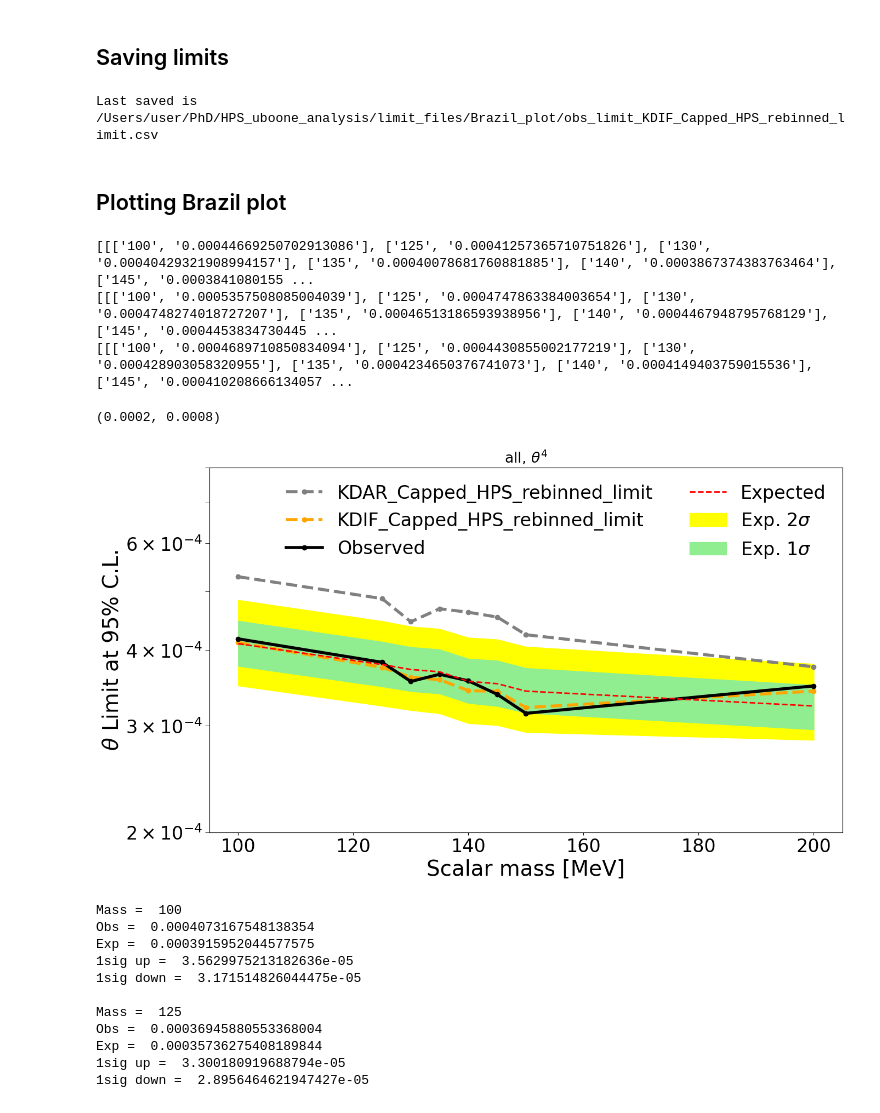
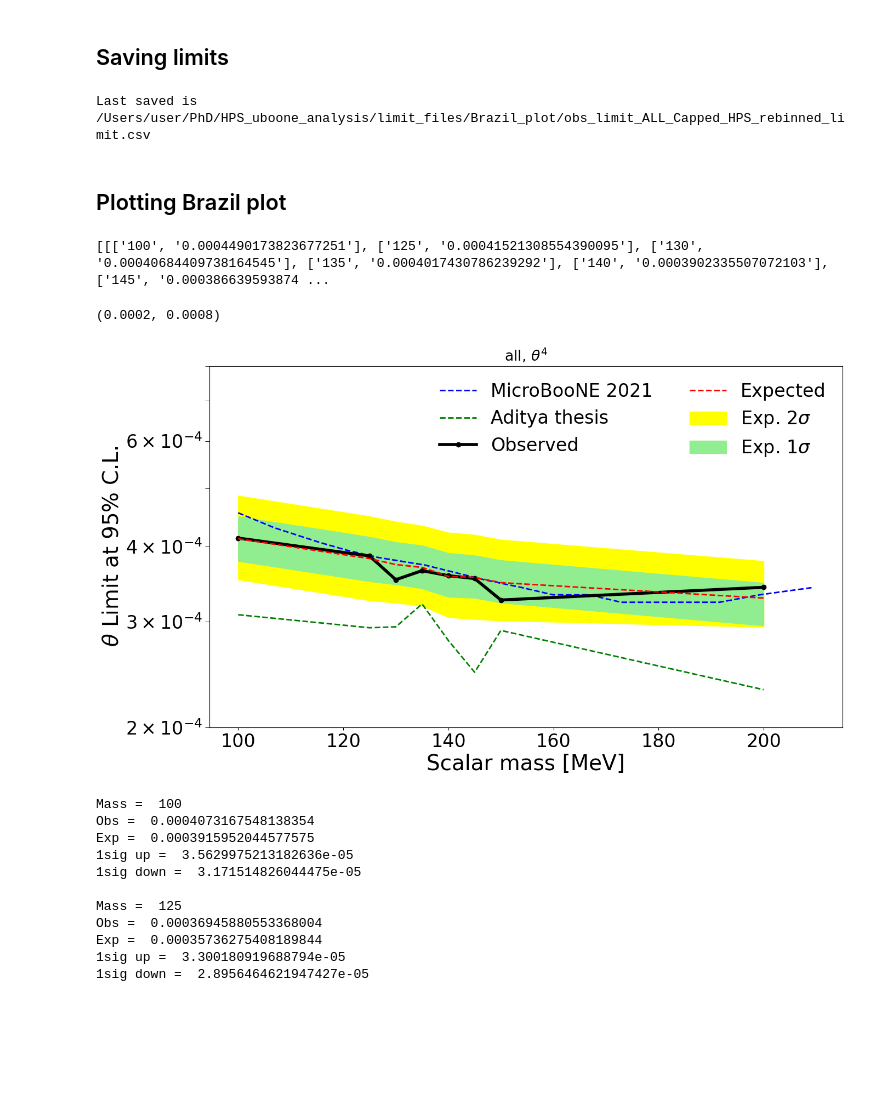
Before and after one commit to JoeBateman/HPS_ALP_Analysis, a Jupyter notebook: Limits_calc.ipynb, the cells around one changed output. Cells and saved outputs as stored; diff of their text form; code cells hidden in the pictures; blank space fills up the shorter version.

```diff
--- a/Limits_calc.ipynb
+++ b/Limits_calc.ipynb
@@ -1877,7 +1877,7 @@ print(f"CLs CL is {(1-CL_level)*100}%")
 if CL_level != 0.05: print("WARNING, the CL should usually be 95%, here it is not.")
 print()
 
-num_steps = 50
+num_steps = 100
 
 if REWEIGHTING:
     poi_dict = {
@@ -1891,20 +1891,30 @@ if REWEIGHTING:
         200:np.linspace(0.001, 2, num_steps),
     }
 else:
+    # poi_dict = {
+    #     100:np.linspace(0.001, 2, num_steps),
+    #     125:np.linspace(0.001, 2, num_steps),
+    #     130:np.linspace(0.001, 2, num_steps),
+    #     135:np.linspace(0.001, 2, num_steps),
+    #     140:np.linspace(0.001, 1, num_steps),
+    #     145:np.linspace(0.001, 1, num_steps),
+    #     150:np.linspace(0.001, 1, num_steps),
+    #     200:np.linspace(0.001, 1, num_steps),
+    # }
     poi_dict = {
-        100:np.linspace(0.001, 2, num_steps),
-        125:np.linspace(0.001, 2, num_steps),
-        130:np.linspace(0.001, 2, num_steps),
-        135:np.linspace(0.001, 2, num_steps),
-        140:np.linspace(0.001, 2, num_steps),
-        145:np.linspace(0.001, 2, num_steps),
-        150:np.linspace(0.001, 2, num_steps),
-        200:np.linspace(0.001, 2, num_steps),
+        100:np.logspace(-3,0, num_steps),
+        125:np.logspace(-3,0, num_steps),
+        130:np.logspace(-3,0, num_steps),
+        135:np.logspace(-3,0, num_steps),
+        140:np.logspace(-3,0, num_steps),
+        145:np.logspace(-3,0, num_steps),
+        150:np.logspace(-3,0, num_steps),
+        200:np.logspace(-3,0, num_steps),
     }
-\
-masses = [100, 150,200]
+
+
+# masses = [100, 150,200]
 # for HNL_mass in masses:
-
 for HNL_mass in model_dict:
     poi_values = poi_dict[HNL_mass]
 
@@ -2045,7 +2047,7 @@ for i, lim in enumerate(to_save_lists):
 
 print("Last saved is " + savename)
 # %% [output]
-Last saved is /Users/user/PhD/HPS_uboone_analysis/limit_files/Brazil_plot/obs_limit_KDIF_Capped_HPS_rebinned_limit.csv
+Last saved is /Users/user/PhD/HPS_uboone_analysis/limit_files/Brazil_plot/obs_limit_ALL_Capped_HPS_rebinned_limit.csv
 # %% [markdown]
 ## Plotting Brazil plot
 # %%
@@ -2115,7 +2117,7 @@ scale_pot = 1.
 REWEIGHTING = False
 
 paper_limits = {100:3.08e-4, 125:2.93e-4, 130:2.94e-4, 135:3.21e-4, 140:2.79e-4, 145:2.47e-4, 150:2.9e-4, 200:2.31e-4} #Limits given by Aditya
-plot_other_limit = True
+plot_other_limit = False
 filename_other = 'KDAR_Capped_HPS_rebinned_limit'
 filename_other_other = 'KDIF_Capped_HPS_rebinned_limit'
 
@@ -2313,37 +2315,35 @@ else:
         savename=f"Run3_Final_Capped_Rebinned_Brazil_plot"
     elif run == 'kdif':
         savename=f"KDIF_Final_Capped_Rebinned_Brazil_plot"
     elif run == 'kdar':
         savename=f"KDAR_Final_Capped_Rebinned_Brazil_plot"
     elif run == '1shr':
         savename=f"1shr_Final_Capped_Rebinned_Brazil_plot"
     elif run == '2shr':
         savename=f"2shr_Final_Capped_Rebinned_Brazil_plot"
     elif run == 'separated':
         savename=f"separated_ALL_Final_Capped_Rebinned_Brazil_plot"
     elif run == 'test_double':
         savename=f"test_double_Final_Capped_Rebinned_Brazil_plot"
 
 if scale_kdar != 1.:
     ext = "kdar_signal_scaled_{}_".format(scale_kdar)
     savename = ext + savename
     if type(Params_pyhf["Scale_kdar_signal_flux"]) == float:
         savename = savename.replace(".","_",1)
 
 # plt.axvspan(130, 140, alpha=1, color='grey',lw=1, label=r'$a-\pi^0$ Excluded Region')
 plt.title(rf'{run}, $\theta^4$')
 if savefig == "y":
     plt.savefig(root_dir+'Plots/Limits/'+savename+'.pdf',bbox_inches='tight', pad_inches=0.3)
     plt.savefig(root_dir+'Plots/Limits/'+savename+'.png',bbox_inches='tight', pad_inches=0.3)
 plt.ylim(2e-4, 8e-4)
 # plt.ylim(1.8e-4, 4.5e-4)
 # plt.grid(False)
 # %% [output]
-[[['100', '0.00044669250702913086'], ['125', '0.00041257365710751826'], ['130', '0.00040429321908994157'], ['135', '0.00040078681760881885'], ['140', '0.0003867374383763464'], ['145', '0.0003841080155 ...
-[[['100', '0.0005357508085004039'], ['125', '0.0004747863384003654'], ['130', '0.0004748274018727207'], ['135', '0.00046513186593938956'], ['140', '0.0004467948795768129'], ['145', '0.0004453834730445 ...
-[[['100', '0.0004689710850834094'], ['125', '0.0004430855002177219'], ['130', '0.000428903058320955'], ['135', '0.0004234650376741073'], ['140', '0.0004149403759015536'], ['145', '0.000410208666134057 ...
+[[['100', '0.0004490173823677251'], ['125', '0.00041521308554390095'], ['130', '0.00040684409738164545'], ['135', '0.0004017430786239292'], ['140', '0.0003902335507072103'], ['145', '0.000386639593874 ...
 (0.0002, 0.0008)
-[figure, old version]
+[figure, new version]
 # %%
 i=0
 for mass in ee_mass_list:
```
Also changed, not shown: parts of 2 cells of this notebook.
